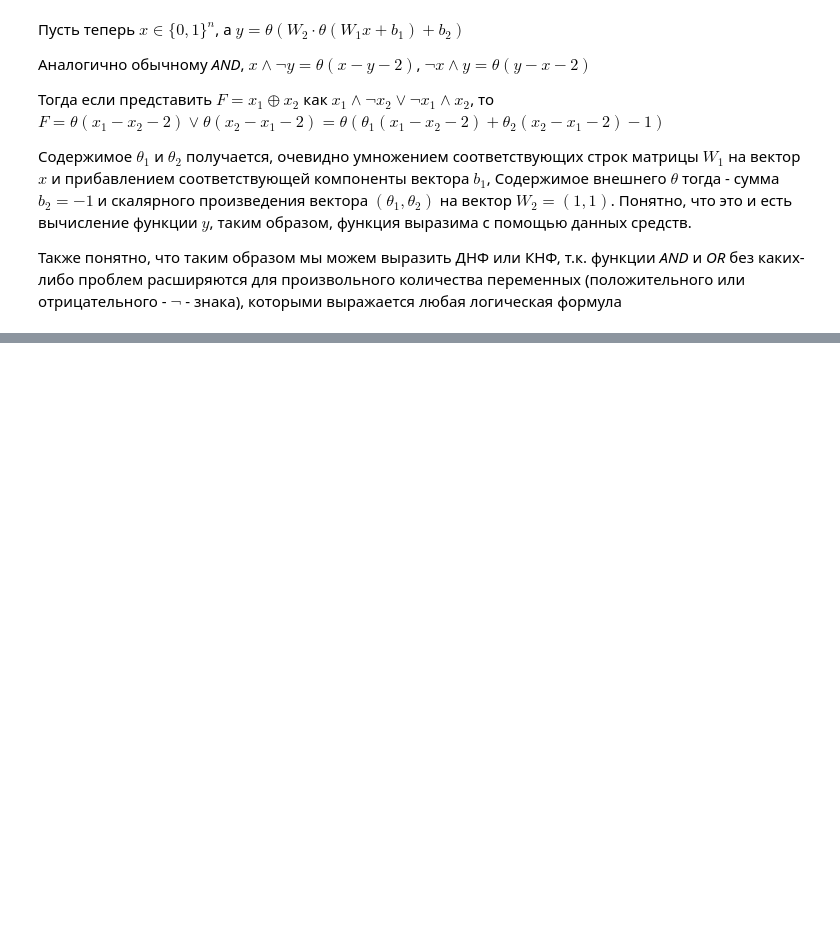
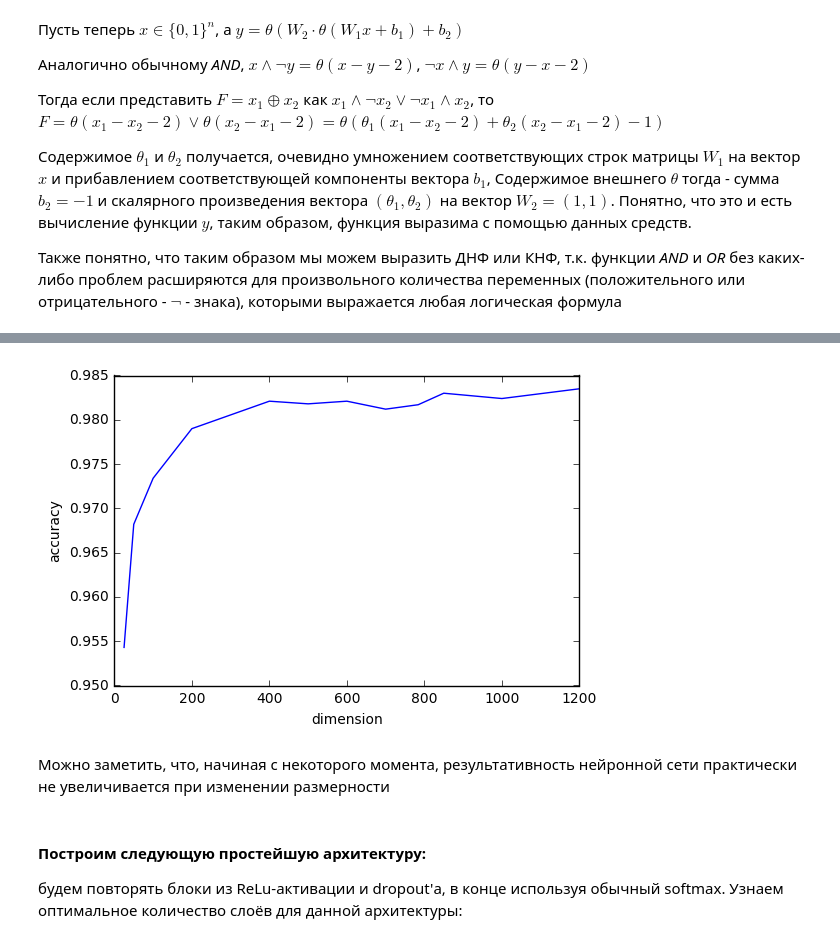
Before and after one commit to v-sopov/renju, a Jupyter notebook: lab2_solution.ipynb, the cells around one changed output, grey strips where cells are left out. Drawn from its saved outputs; the diff is of its cells as text; code cells hidden in the pictures; blank space fills up the shorter version.

```diff
--- a/lab2_solution.ipynb
+++ b/lab2_solution.ipynb
@@ -121,0 +244,7 @@ while True:
+# %%
+dimensions = [25, 50, 100, 200, 400, 500, 600, 700, 784, 850, 1000, 1200]
+accuracies = []
+for d in dimensions:
+    print("With the dimension size of", str(d) + ":")
+    accuracies.append(train_basic_mlp(d, False))
+    print('=========')
@@ -121,0 +269,12 @@ while True:
+# %%
+plt.plot(dimensions, accuracies)
+plt.xlabel('dimension')
+plt.ylabel('accuracy')
+plt.show()
+# %% [output]
+[figure, added]
+# %% [markdown]
+Можно заметить, что, начиная с некоторого момента, результативность нейронной сети практически не увеличивается при изменении размерности
+# %% [markdown]
+#### Построим следующую простейшую архитектуру:
+будем повторять блоки из ReLu-активации и dropout'а, в конце используя обычный softmax. Узнаем оптимальное количество слоёв для данной архитектуры:
```
Also changed, not shown: parts of 24 cells of this notebook.
